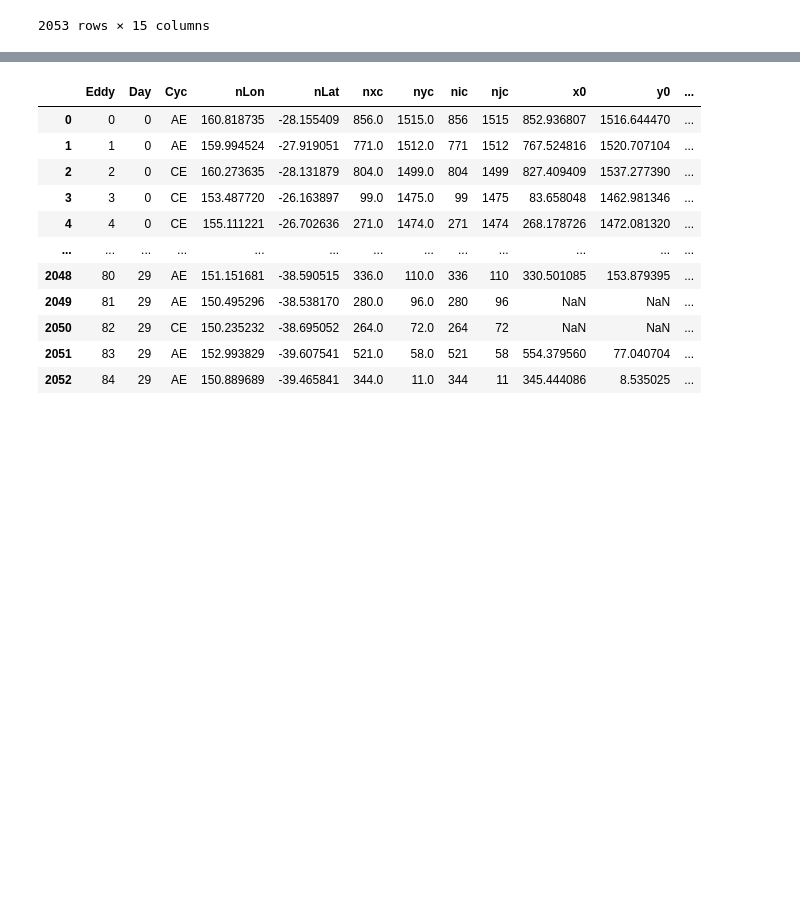
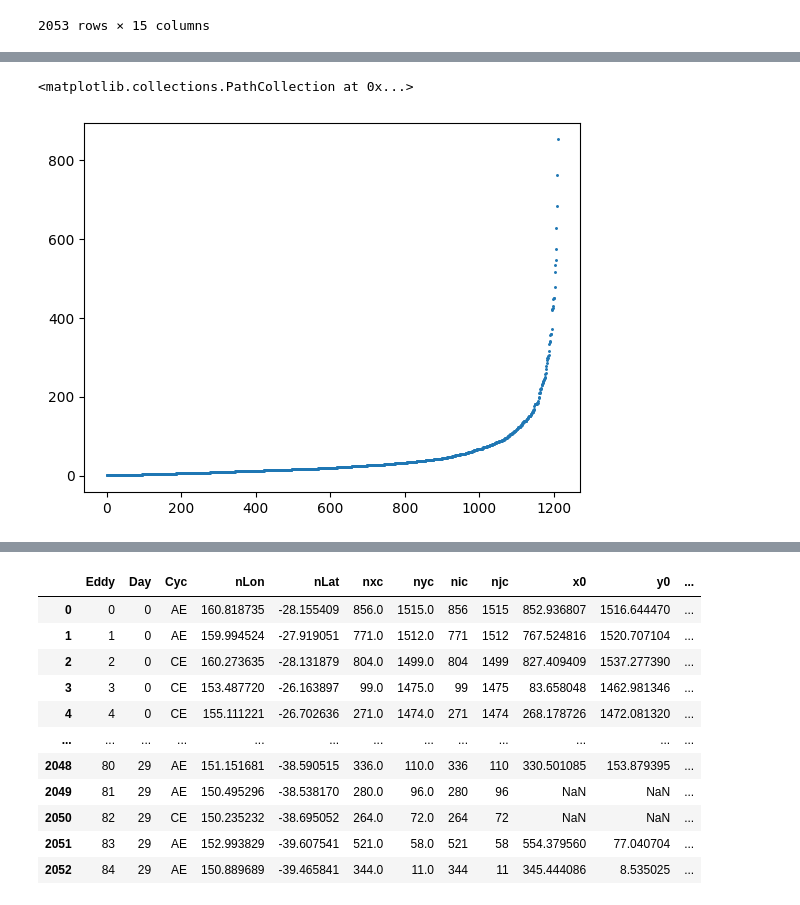
Before and after one commit to regdowse/UNSW-MRes, a Jupyter notebook: MRes/Chapter2/Eddy_Detection_Tracking.ipynb, the cells around one changed output, grey strips where cells are left out. Cells and saved outputs as stored; diff of their text form; code cells hidden in the pictures; blank space fills up the shorter version.

```diff
--- a/MRes/Chapter2/Eddy_Detection_Tracking.ipynb
+++ b/MRes/Chapter2/Eddy_Detection_Tracking.ipynb
@@ -555,0 +572,5 @@ plt.ylim(0, 100)
+# %%
+plt.scatter(np.arange(len(R_df)), np.sort(R_df['W_diff'])*15000, marker='.', s=5)
+# %% [output]
+<matplotlib.collections.PathCollection at 0x...>
+[figure, added]
```
Also changed, not shown: parts of 11 cells of this notebook.
